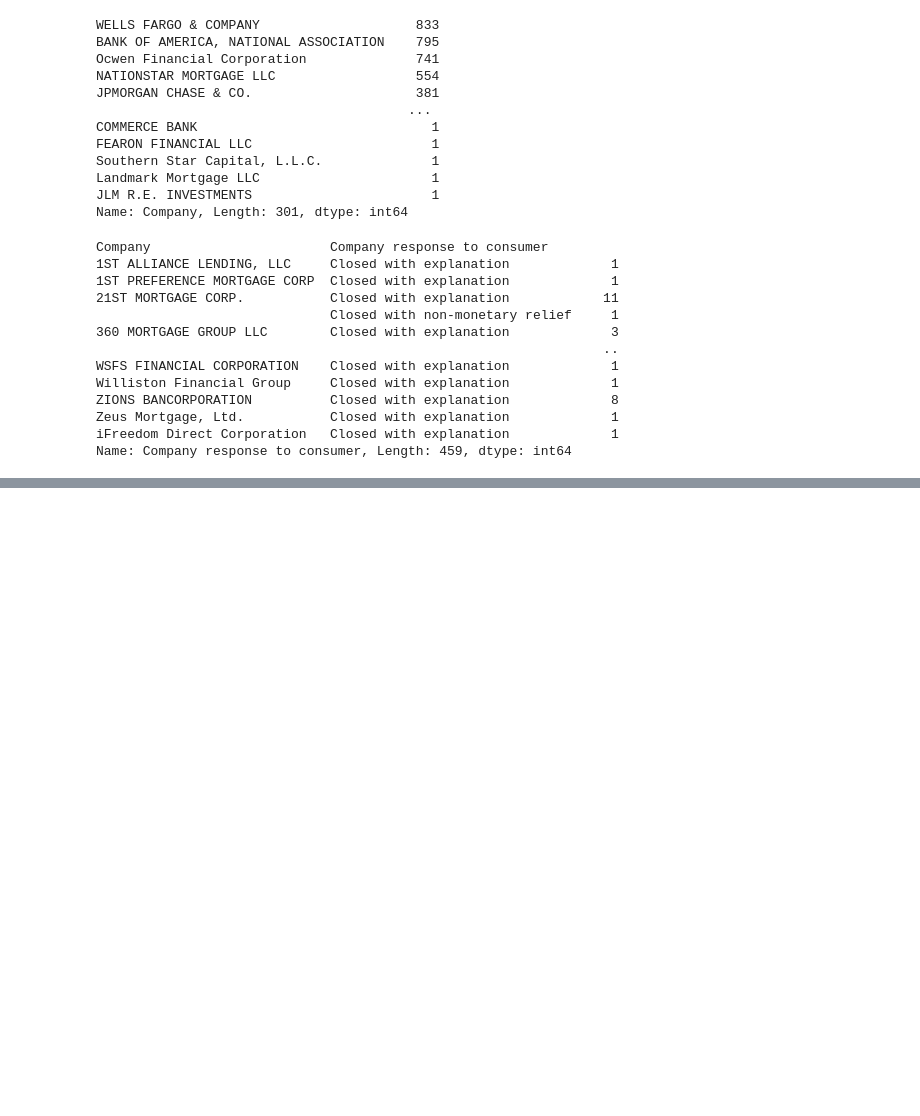
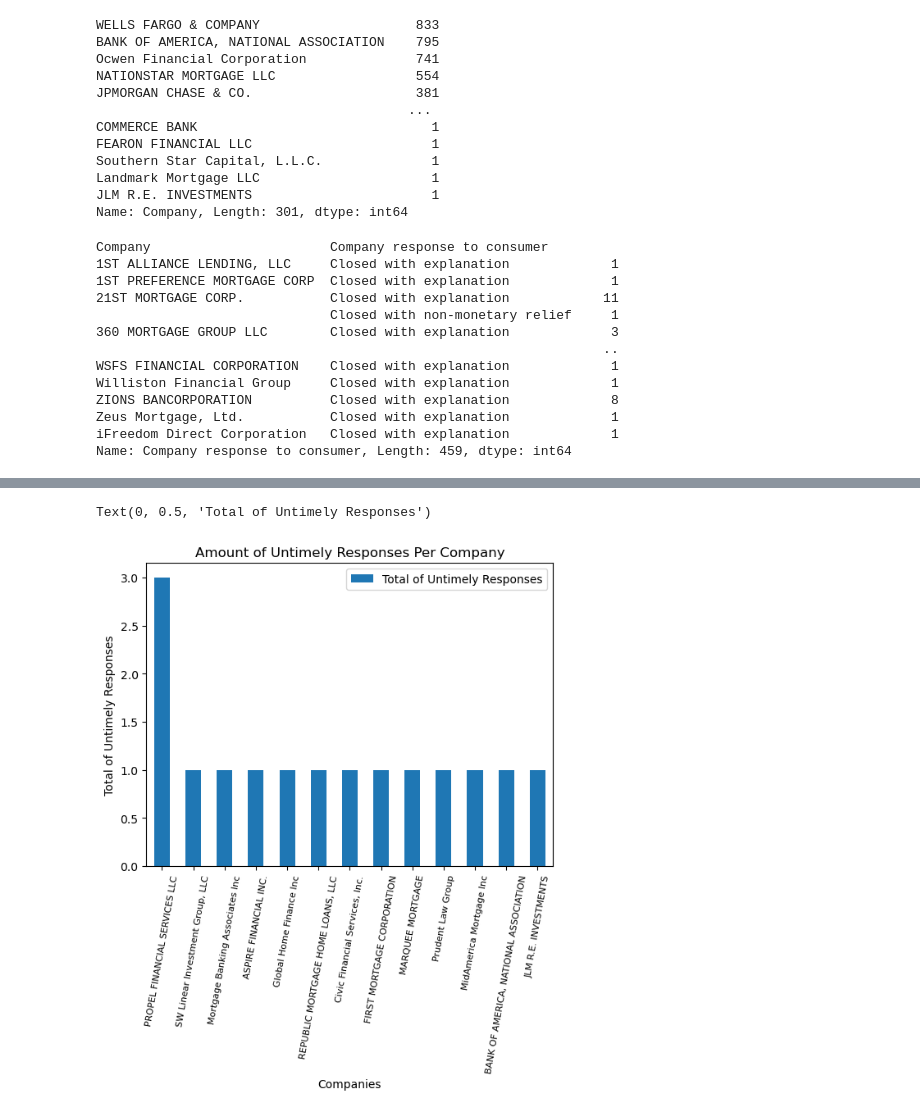
Before and after one commit to carlosvalenciano/Customer-Complaints, a Jupyter notebook: customercomplaints.ipynb, the cells around one changed output, grey strips where cells are left out. Drawn from its saved outputs; the diff is of its cells as text; code cells hidden in the pictures; blank space fills up the shorter version.

```diff
--- a/customercomplaints.ipynb
+++ b/customercomplaints.ipynb
@@ -90,0 +118,9 @@ company_grouped_df
+# %%
+#This is to show the amount of responses closed with EXPLANATION per company top 3
+complaints_df = consumer_data.groupby('Company response to consumer')['Company']
+explanation_df = complaints_df.get_group('Closed with explanation').value_counts()
+explanation_df = pd.DataFrame(explanation_df)
+explanation_df = explanation_df.rename(columns= {"Company": "Total of Explanation Responses"})
+exp_top_df = explanation_df.loc[explanation_df['Total of Explanation Responses']>500]
+exp_top_df = pd.DataFrame(exp_top_df)
+exp_top_df
@@ -90,0 +203,6 @@ company_grouped_df
+# %%
+#This is to show the amount of Untimely responses top 3
+untimely_df = complaints_df.get_group('Untimely response').value_counts()
+untimely_df = pd.DataFrame(untimely_df)
+untimely_df = untimely_df.rename(columns= {"Company": "Total of Untimely Responses"})
+untimely_df.head(10)
@@ -90,0 +221,9 @@ company_grouped_df
+# %%
+untimely_df.plot.bar()
+plt.title('Amount of Untimely Responses Per Company')
+plt.xticks(rotation=80, horizontalalignment="center", fontsize=8)
+plt.xlabel('Companies')
+plt.ylabel('Total of Untimely Responses')
+# %% [output]
+Text(0, 0.5, 'Total of Untimely Responses')
+[figure, added]
```
Also changed, not shown: parts of 18 cells of this notebook.
